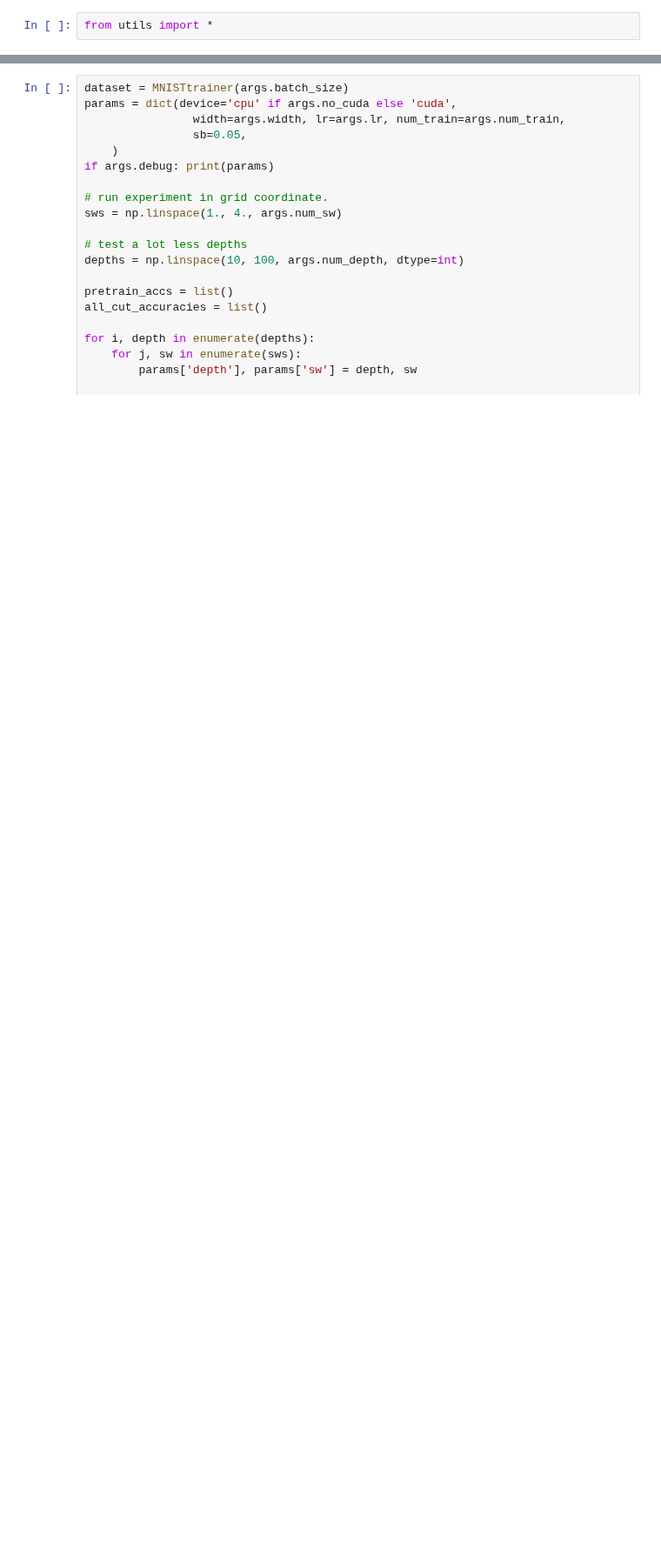
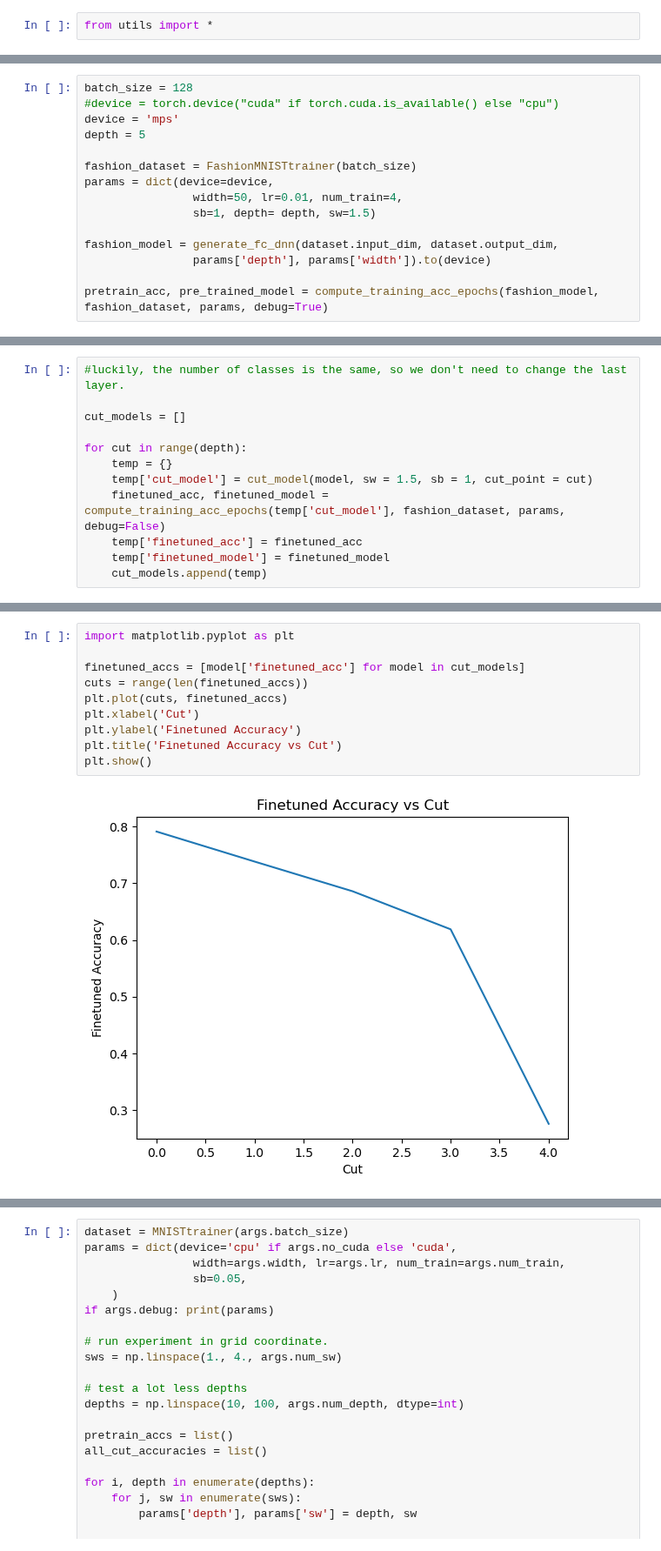
Before and after one commit to tusharmanekar/mp-tl-study, a Jupyter notebook: experiments.ipynb, the cells around one changed output, grey strips where cells are left out. Shown at 87% size. Drawn from its saved outputs; the diff is of its cells as text; blank space fills up the shorter version.

Commit message:
cut function, empirical cuts and fashion mnist class

```diff
--- a/experiments.ipynb
+++ b/experiments.ipynb
@@ -34,0 +69,15 @@ Train set: Average loss: 0.2852, Accuracy: 54857.0/60000 (91%)
+# %%
+batch_size = 128
+#device = torch.device("cuda" if torch.cuda.is_available() else "cpu")
+device = 'mps'
+depth = 5
+
+fashion_dataset = FashionMNISTtrainer(batch_size)
+params = dict(device=device,
+                width=50, lr=0.01, num_train=4,
+                sb=1, depth= depth, sw=1.5)
+
+fashion_model = generate_fc_dnn(dataset.input_dim, dataset.output_dim,
+                params['depth'], params['width']).to(device)
+
+pretrain_acc, pre_trained_model = compute_training_acc_epochs(fashion_model, fashion_dataset, params, debug=True)
@@ -34,0 +104,12 @@ Train set: Average loss: 0.2852, Accuracy: 54857.0/60000 (91%)
+# %%
+#luckily, the number of classes is the same, so we don't need to change the last layer.
+
+cut_models = []
+
+for cut in range(depth):
+    temp = {}
+    temp['cut_model'] = cut_model(model, sw = 1.5, sb = 1, cut_point = cut)
+    finetuned_acc, finetuned_model = compute_training_acc_epochs(temp['cut_model'], fashion_dataset, params, debug=False)
+    temp['finetuned_acc'] = finetuned_acc
+    temp['finetuned_model'] = finetuned_model
+    cut_models.append(temp)
@@ -34,0 +133,12 @@ Train set: Average loss: 0.2852, Accuracy: 54857.0/60000 (91%)
+# %%
+import matplotlib.pyplot as plt
+
+finetuned_accs = [model['finetuned_acc'] for model in cut_models]
+cuts = range(len(finetuned_accs))
+plt.plot(cuts, finetuned_accs)
+plt.xlabel('Cut')
+plt.ylabel('Finetuned Accuracy')
+plt.title('Finetuned Accuracy vs Cut')
+plt.show()
+# %% [output]
+[figure, added]
```
Also changed, not shown: parts of 11 cells of this notebook, 1 other file.
